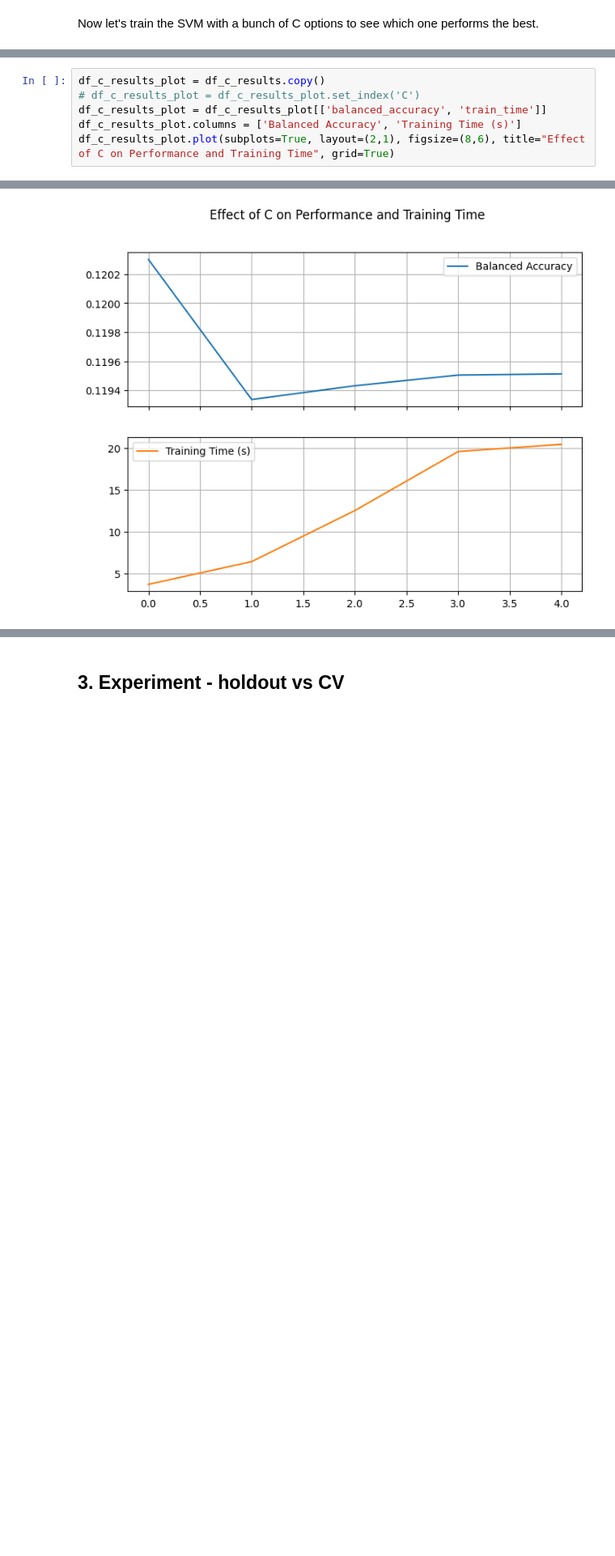
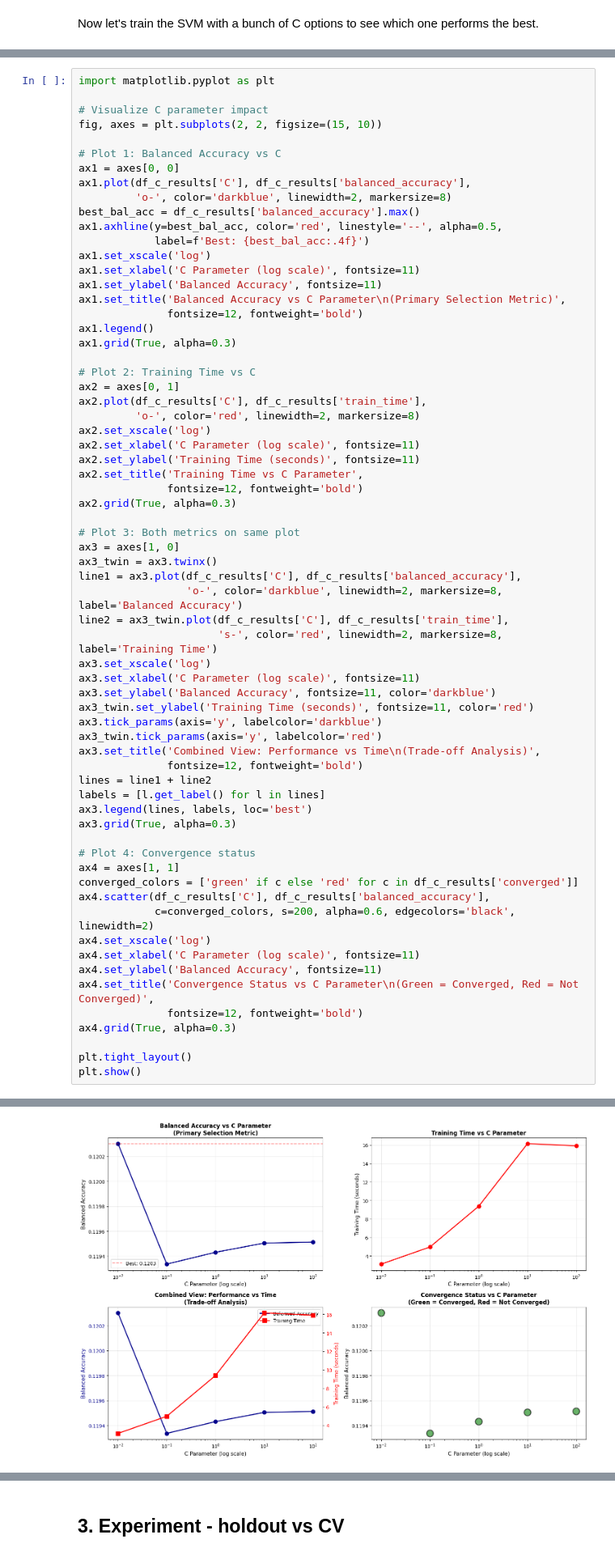
Before and after one commit to tomashobza/tuw_ml_seattle_crime, a Jupyter notebook: svm_seattle_crime/svm_seattle_crime.ipynb, the cells around one changed output, grey strips where cells are left out. Shown at 81% size. Saved outputs shown, nothing was run; the diff lists cells and outputs as text; blank space fills up the shorter version.

Commit message:
update c plot

```diff
--- a/svm_seattle_crime/svm_seattle_crime.ipynb
+++ b/svm_seattle_crime/svm_seattle_crime.ipynb
@@ -432,7 +432,67 @@ df_c_results
 # %%
-df_c_results_plot = df_c_results.copy()
-# df_c_results_plot = df_c_results_plot.set_index('C')
-df_c_results_plot = df_c_results_plot[['balanced_accuracy', 'train_time']]
-df_c_results_plot.columns = ['Balanced Accuracy', 'Training Time (s)']
-df_c_results_plot.plot(subplots=True, layout=(2,1), figsize=(8,6), title="Effect of C on Performance and Training Time", grid=True)
+import matplotlib.pyplot as plt
+
+# Visualize C parameter impact
+fig, axes = plt.subplots(2, 2, figsize=(15, 10))
+
+# Plot 1: Balanced Accuracy vs C
+ax1 = axes[0, 0]
+ax1.plot(df_c_results['C'], df_c_results['balanced_accuracy'],
+         'o-', color='darkblue', linewidth=2, markersize=8)
+best_bal_acc = df_c_results['balanced_accuracy'].max()
+ax1.axhline(y=best_bal_acc, color='red', linestyle='--', alpha=0.5,
+            label=f'Best: {best_bal_acc:.4f}')
+ax1.set_xscale('log')
+ax1.set_xlabel('C Parameter (log scale)', fontsize=11)
+ax1.set_ylabel('Balanced Accuracy', fontsize=11)
+ax1.set_title('Balanced Accuracy vs C Parameter\n(Primary Selection Metric)',
+              fontsize=12, fontweight='bold')
+ax1.legend()
+ax1.grid(True, alpha=0.3)
+
+# Plot 2: Training Time vs C
+ax2 = axes[0, 1]
+ax2.plot(df_c_results['C'], df_c_results['train_time'],
+         'o-', color='red', linewidth=2, markersize=8)
+ax2.set_xscale('log')
+ax2.set_xlabel('C Parameter (log scale)', fontsize=11)
+ax2.set_ylabel('Training Time (seconds)', fontsize=11)
+ax2.set_title('Training Time vs C Parameter',
+              fontsize=12, fontweight='bold')
+ax2.grid(True, alpha=0.3)
+
+# Plot 3: Both metrics on same plot
+ax3 = axes[1, 0]
+ax3_twin = ax3.twinx()
+line1 = ax3.plot(df_c_results['C'], df_c_results['balanced_accuracy'],
+                 'o-', color='darkblue', linewidth=2, markersize=8, label='Balanced Accuracy')
+line2 = ax3_twin.plot(df_c_results['C'], df_c_results['train_time'],
+                      's-', color='red', linewidth=2, markersize=8, label='Training Time')
+ax3.set_xscale('log')
+ax3.set_xlabel('C Parameter (log scale)', fontsize=11)
+ax3.set_ylabel('Balanced Accuracy', fontsize=11, color='darkblue')
+ax3_twin.set_ylabel('Training Time (seconds)', fontsize=11, color='red')
+ax3.tick_params(axis='y', labelcolor='darkblue')
+ax3_twin.tick_params(axis='y', labelcolor='red')
+ax3.set_title('Combined View: Performance vs Time\n(Trade-off Analysis)',
+              fontsize=12, fontweight='bold')
+lines = line1 + line2
+labels = [l.get_label() for l in lines]
+ax3.legend(lines, labels, loc='best')
+ax3.grid(True, alpha=0.3)
+
+# Plot 4: Convergence status
+ax4 = axes[1, 1]
+converged_colors = ['green' if c else 'red' for c in df_c_results['converged']]
+ax4.scatter(df_c_results['C'], df_c_results['balanced_accuracy'],
+            c=converged_colors, s=200, alpha=0.6, edgecolors='black', linewidth=2)
+ax4.set_xscale('log')
+ax4.set_xlabel('C Parameter (log scale)', fontsize=11)
+ax4.set_ylabel('Balanced Accuracy', fontsize=11)
+ax4.set_title('Convergence Status vs C Parameter\n(Green = Converged, Red = Not Converged)',
+              fontsize=12, fontweight='bold')
+ax4.grid(True, alpha=0.3)
+
+plt.tight_layout()
+plt.show()
 # %% [output]
@@ -441,4 +499,4 @@ array([[<Axes: >],
-[figure, old version]
+[figure, new version]
 # %% [markdown]
 We can see that the C parameter (miscalssification penalty), which essentially determinines how many misclassifications are allowed during training, has very little effect on the model's performance in our case.
 
```
Also changed, not shown: parts of 9 cells of this notebook.
